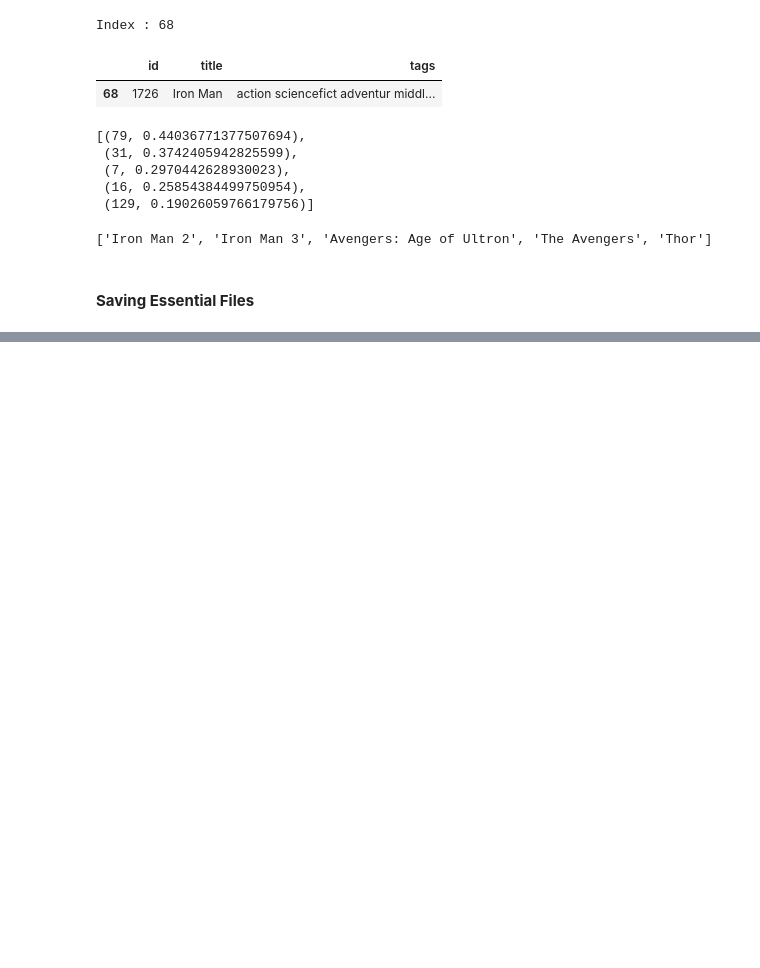
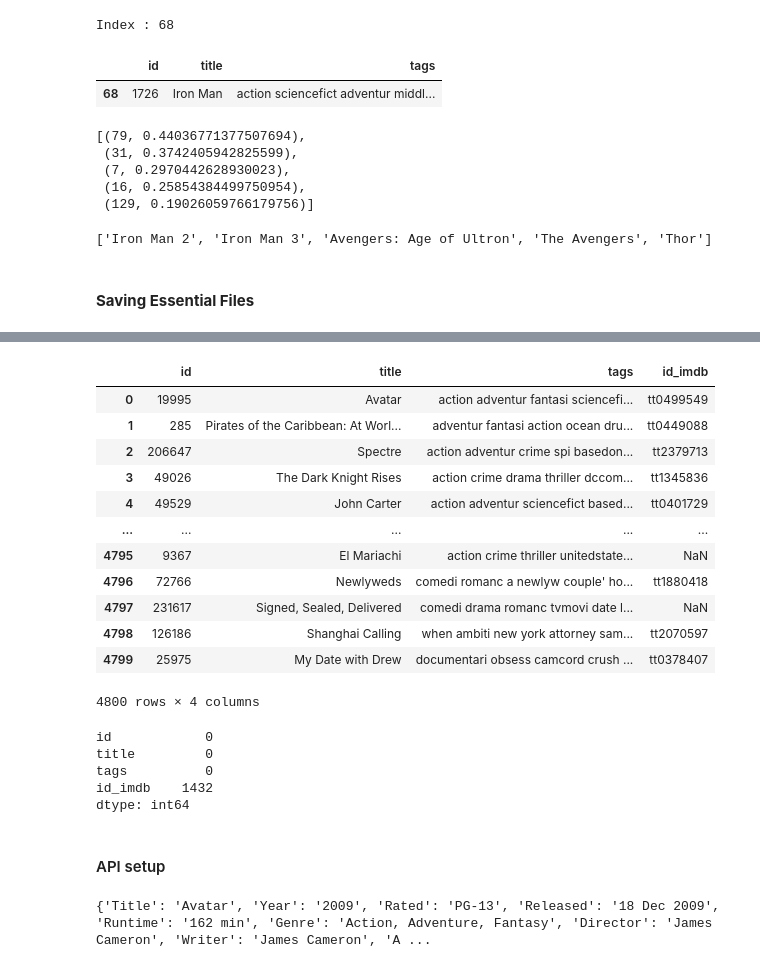
Before and after one commit to rahul5r/Movie-Recommendation-System, a Jupyter notebook: model building.ipynb, the cells around one changed output, grey strips where cells are left out. Saved outputs shown, nothing was run; the diff lists cells and outputs as text; code cells hidden in the pictures; blank space fills up the shorter version.

Commit message:
Initaing the Movie Poster Display

```diff
--- a/model building.ipynb
+++ b/model building.ipynb
@@ -312,0 +315,3 @@ pickle.dump(similarity, open('similarity.pkl', 'wb'))
+# %%
+b_data = data
+b_data.head()
@@ -312,0 +325,30 @@ pickle.dump(similarity, open('similarity.pkl', 'wb'))
+# %%
+import os
+import json
+import glob
+import pandas as pd
+
+DATA_FOLDER = "data"
+
+# List to store extracted data
+records = []
+
+# Get all JSON files in the data folder
+json_files = glob.glob(os.path.join(DATA_FOLDER, "*.json"))
+
+# Process each file
+for file_path in json_files:
+    with open(file_path, 'r', encoding='utf-8') as f:
+        for line in f:
+            try:
+                movie = json.loads(line)
+                records.append({
+                    "id": movie.get("id"),
+                    "id_imdb": movie.get("id_imdb")
+                })
+            except json.JSONDecodeError:
+                print(f"Invalid JSON line in file: {file_path}")
+
+df = pd.DataFrame(records)
+
+df.head()
@@ -312,0 +362,46 @@ pickle.dump(similarity, open('similarity.pkl', 'wb'))
+# %%
+b_data_with_imdb = b_data.merge(df, on='id', how='left')
+b_data_with_imdb
+# %% [output]
+|  | id | title | tags | id_imdb |
+| 0 | 19995 | Avatar | action adventur fantasi sciencefi... | tt0499549 |
+| 1 | 285 | Pirates of the Caribbean: At Worl... | adventur fantasi action ocean dru... | tt0449088 |
+| 2 | 206647 | Spectre | action adventur crime spi basedon... | tt2379713 |
+| 3 | 49026 | The Dark Knight Rises | action crime drama thriller dccom... | tt1345836 |
+| 4 | 49529 | John Carter | action adventur sciencefict based... | tt0401729 |
+| ... | ... | ... | ... | ... |
+| 4795 | 9367 | El Mariachi | action crime thriller unitedstate... | NaN |
+| 4796 | 72766 | Newlyweds | comedi romanc a newlyw couple' ho... | tt1880418 |
+| 4797 | 231617 | Signed, Sealed, Delivered | comedi drama romanc tvmovi date l... | NaN |
+| 4798 | 126186 | Shanghai Calling | when ambiti new york attorney sam... | tt2070597 |
+| 4799 | 25975 | My Date with Drew | documentari obsess camcord crush ... | tt0378407 |
+4800 rows × 4 columns
+# %%
+b_data_with_imdb.isnull().sum()
+# %% [output]
+id            0
+title         0
+tags          0
+id_imdb    1432
+dtype: int64
+# %% [markdown]
+#### API setup
+# %%
+import requests
+
+api_key = '1fe5ffb0'
+
+
+# Construct the URL (using a movie IMDB ID, you can replace this with any valid IMDB ID)
+movie_id = 'tt0499549'  # Example: Fight Club's IMDB ID
+url = f"http://www.omdbapi.com/?i={movie_id}&apikey={api_key}"
+
+# Make the request to OMDB API
+response = requests.get(url)
+
+# Parse and print the response
+data = response.json()
+
+print(data)
+# %% [output]
+{'Title': 'Avatar', 'Year': '2009', 'Rated': 'PG-13', 'Released': '18 Dec 2009', 'Runtime': '162 min', 'Genre': 'Action, Adventure, Fantasy', 'Director': 'James Cameron', 'Writer': 'James Cameron', 'A ...
```
Also changed, not shown: parts of 5 cells of this notebook, 24 other files.
